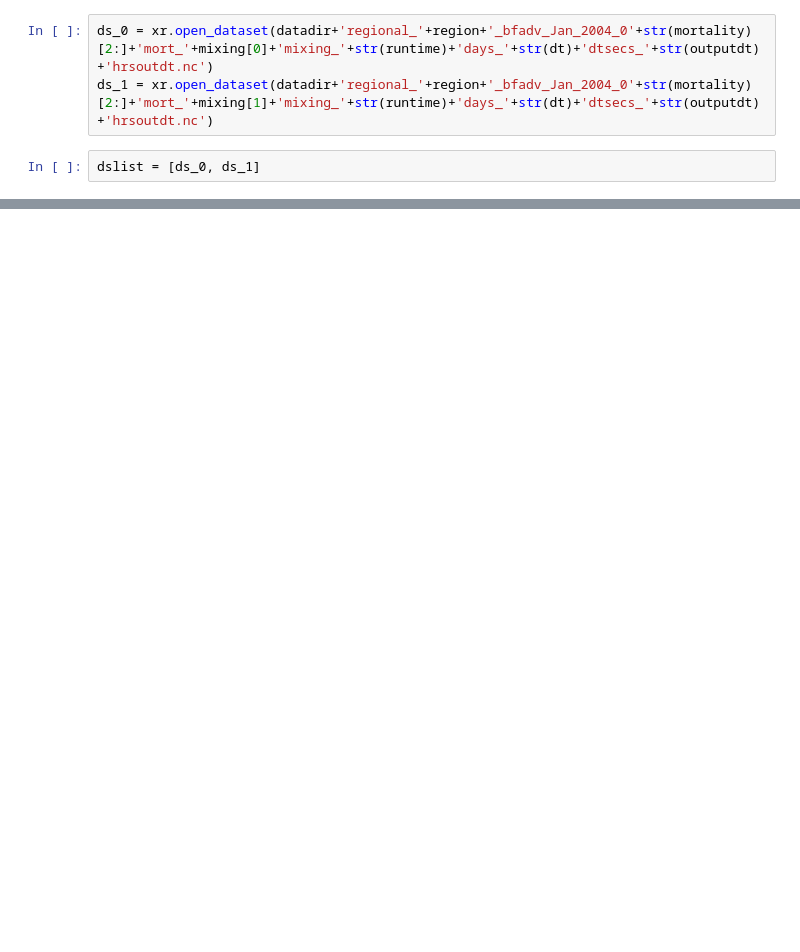
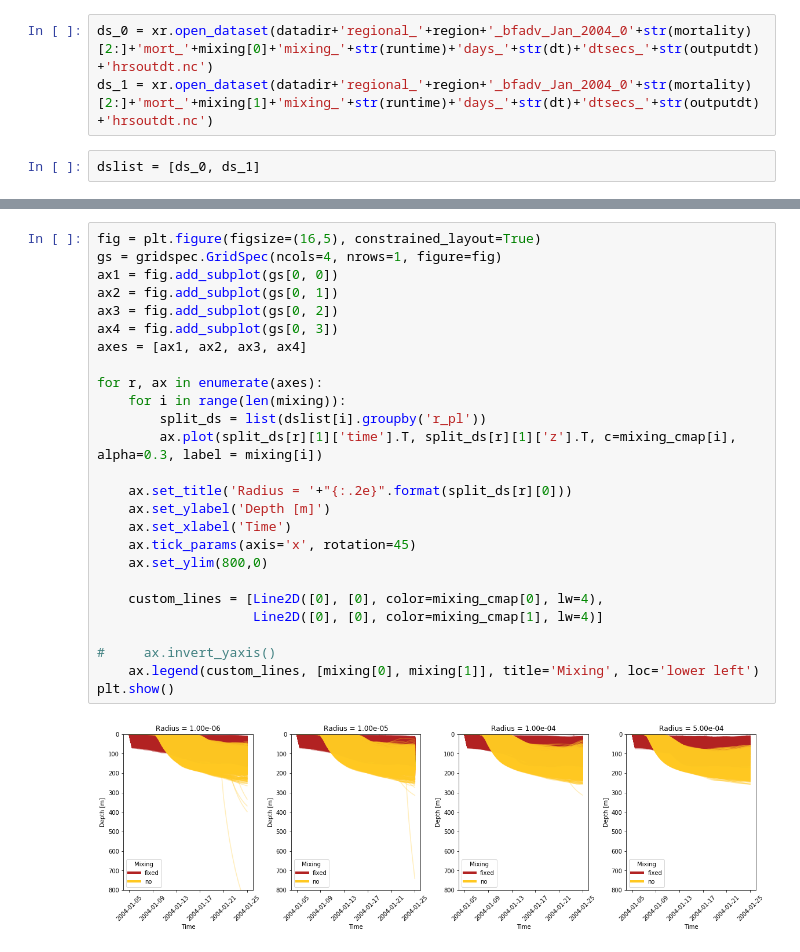
Before and after one commit to OceanParcels/biofouling_3dtransport_2, a Jupyter notebook: Analysis/Mixing.ipynb, the cells around one changed output, grey strips where cells are left out. Cells and saved outputs as stored; diff of their text form; blank space fills up the shorter version.

```diff
--- a/Analysis/Mixing.ipynb
+++ b/Analysis/Mixing.ipynb
@@ -54,0 +64,28 @@ Text(0.5, 0, 'Time')
+# %%
+fig = plt.figure(figsize=(16,5), constrained_layout=True)
+gs = gridspec.GridSpec(ncols=4, nrows=1, figure=fig)
+ax1 = fig.add_subplot(gs[0, 0])
+ax2 = fig.add_subplot(gs[0, 1])
+ax3 = fig.add_subplot(gs[0, 2])
+ax4 = fig.add_subplot(gs[0, 3])
+axes = [ax1, ax2, ax3, ax4]
+
+for r, ax in enumerate(axes):
+    for i in range(len(mixing)):
+        split_ds = list(dslist[i].groupby('r_pl'))
+        ax.plot(split_ds[r][1]['time'].T, split_ds[r][1]['z'].T, c=mixing_cmap[i], alpha=0.3, label = mixing[i])
+
+    ax.set_title('Radius = '+"{:.2e}".format(split_ds[r][0]))
+    ax.set_ylabel('Depth [m]')
+    ax.set_xlabel('Time')
+    ax.tick_params(axis='x', rotation=45)
+    ax.set_ylim(800,0)
+
+    custom_lines = [Line2D([0], [0], color=mixing_cmap[0], lw=4),
+                    Line2D([0], [0], color=mixing_cmap[1], lw=4)]
+
+#     ax.invert_yaxis()
+    ax.legend(custom_lines, [mixing[0], mixing[1]], title='Mixing', loc='lower left')
+plt.show()
+# %% [output]
+[figure, added]
```
Also changed, not shown: parts of 7 cells of this notebook, 4 other files.
